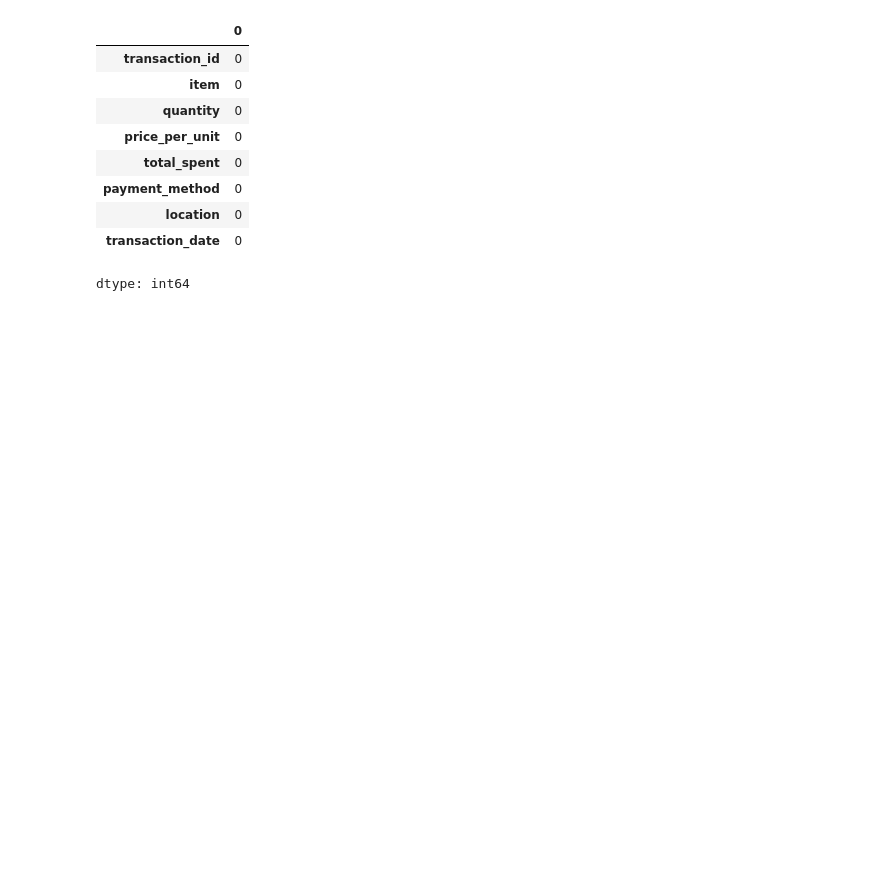
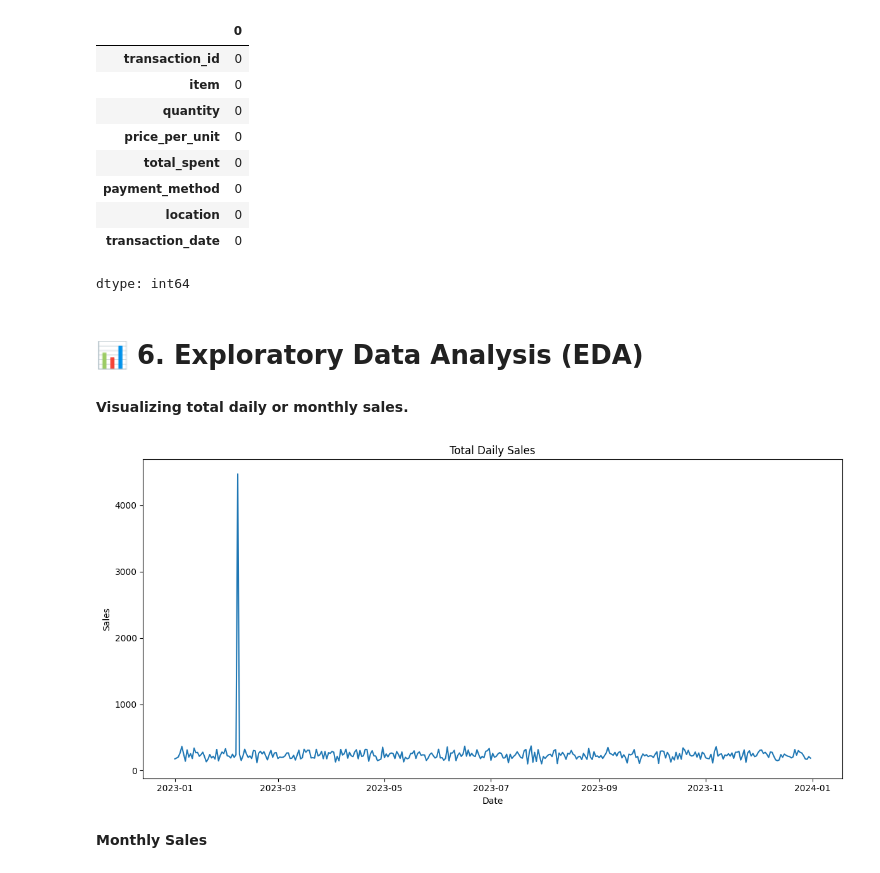
Before and after one commit to gauravvxv/cafe-sales, a Jupyter notebook: notebook/cafe_data.ipynb, the cells around one changed output. Saved outputs shown, nothing was run; the diff lists cells and outputs as text; code cells hidden in the pictures; blank space fills up the shorter version.

```diff
--- a/notebook/cafe_data.ipynb
+++ b/notebook/cafe_data.ipynb
@@ -284,3 +287,21 @@ data.isnull().sum()
 | location | 0 |
 | transaction_date | 0 |
 dtype: int64
+# %% [markdown]
+# 📊 6. Exploratory Data Analysis (EDA)
+# %% [markdown]
+**Visualizing total daily or monthly sales.**
+# %%
+daily_sales = data.groupby('transaction_date')['total_spent'].sum()
+# %%
+plt.figure(figsize=(12,6))
+sns.lineplot(data = daily_sales)
+plt.title("Total Daily Sales")
+plt.xlabel('Date')
+plt.ylabel('Sales')
+plt.tight_layout()
+plt.show()
+# %% [output]
+[figure, added]
+# %% [markdown]
+**Monthly Sales**
```
Also changed, not shown: parts of 3 cells of this notebook.
